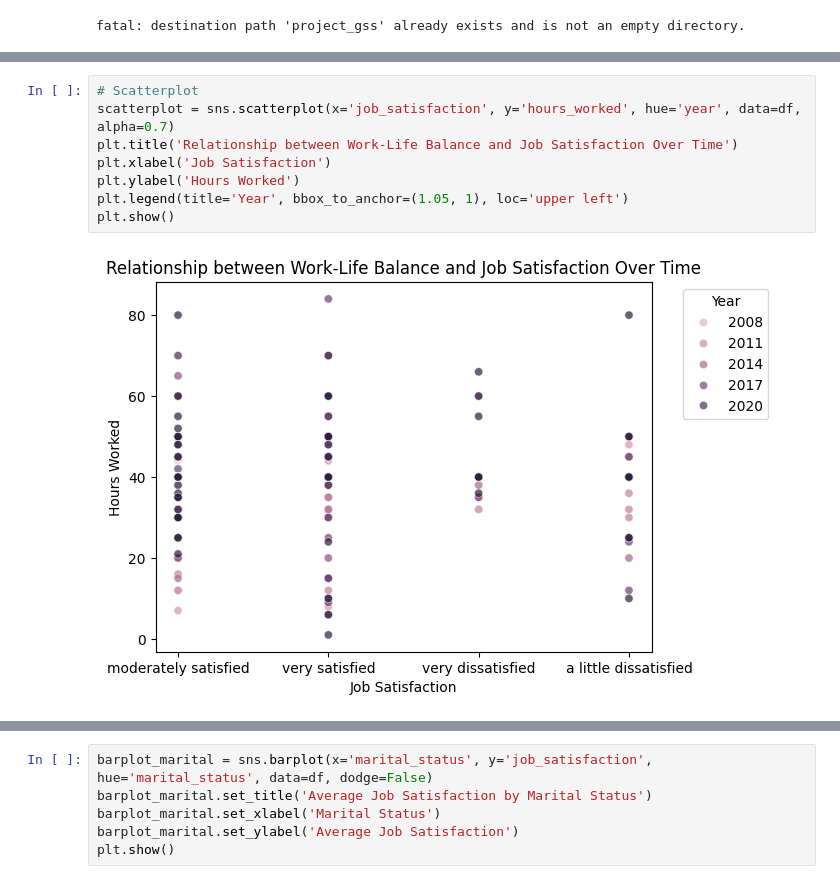
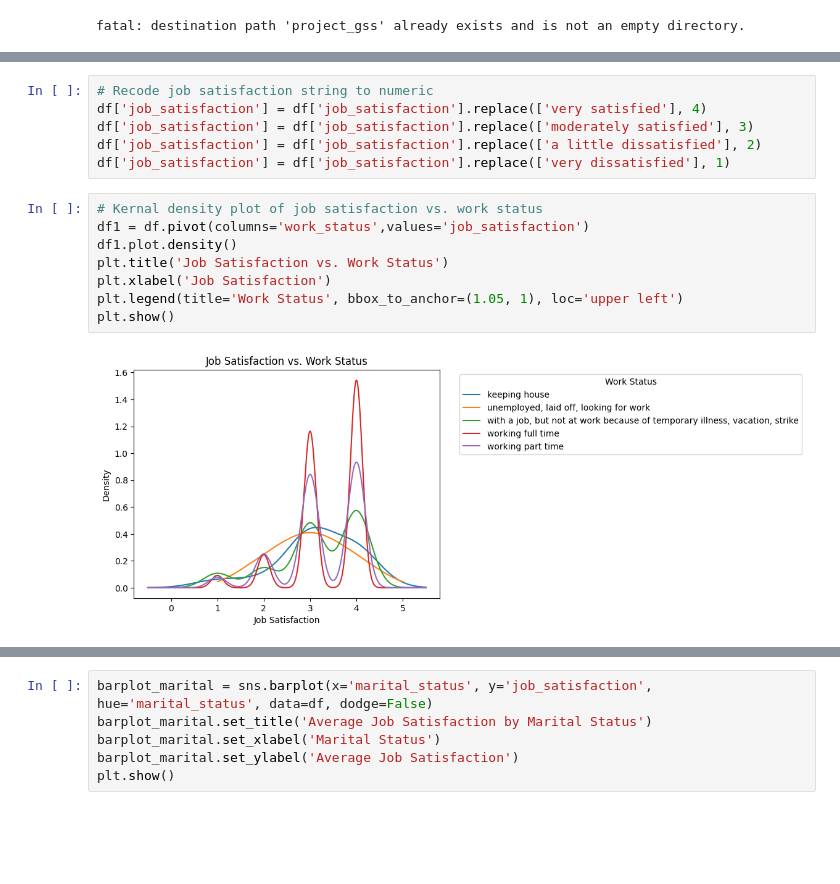
Before and after one commit to kirsten-fung/project_gss, a Jupyter notebook: graph_plot.ipynb, the cells around one changed output, grey strips where cells are left out. Saved outputs shown, nothing was run; the diff lists cells and outputs as text; blank space fills up the shorter version.

Commit message:
more plots

```diff
--- a/graph_plot.ipynb
+++ b/graph_plot.ipynb
@@ -16,10 +54,16 @@ fatal: destination path 'project_gss' already exists and is not an empty directo
+# %%
+# Recode job satisfaction string to numeric
+df['job_satisfaction'] = df['job_satisfaction'].replace(['very satisfied'], 4)
+df['job_satisfaction'] = df['job_satisfaction'].replace(['moderately satisfied'], 3)
+df['job_satisfaction'] = df['job_satisfaction'].replace(['a little dissatisfied'], 2)
+df['job_satisfaction'] = df['job_satisfaction'].replace(['very dissatisfied'], 1)
 # %%
-# Scatterplot
-scatterplot = sns.scatterplot(x='job_satisfaction', y='hours_worked', hue='year', data=df, alpha=0.7)
-plt.title('Relationship between Work-Life Balance and Job Satisfaction Over Time')
+# Kernal density plot of job satisfaction vs. work status
+df1 = df.pivot(columns='work_status',values='job_satisfaction')
+df1.plot.density()
+plt.title('Job Satisfaction vs. Work Status')
 plt.xlabel('Job Satisfaction')
-plt.ylabel('Hours Worked')
-plt.legend(title='Year', bbox_to_anchor=(1.05, 1), loc='upper left')
+plt.legend(title='Work Status', bbox_to_anchor=(1.05, 1), loc='upper left')
 plt.show()
 # %% [output]
-[figure, old version]
+[figure, new version]
```
Also changed, not shown: parts of 10 cells of this notebook.
